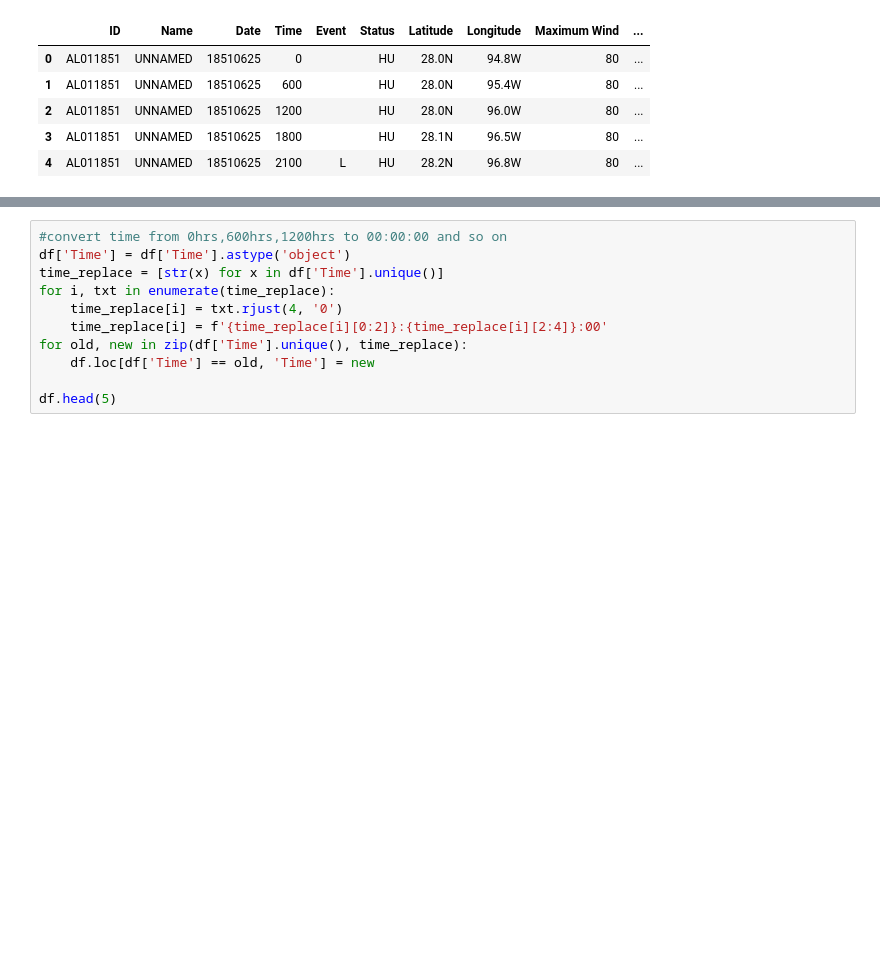
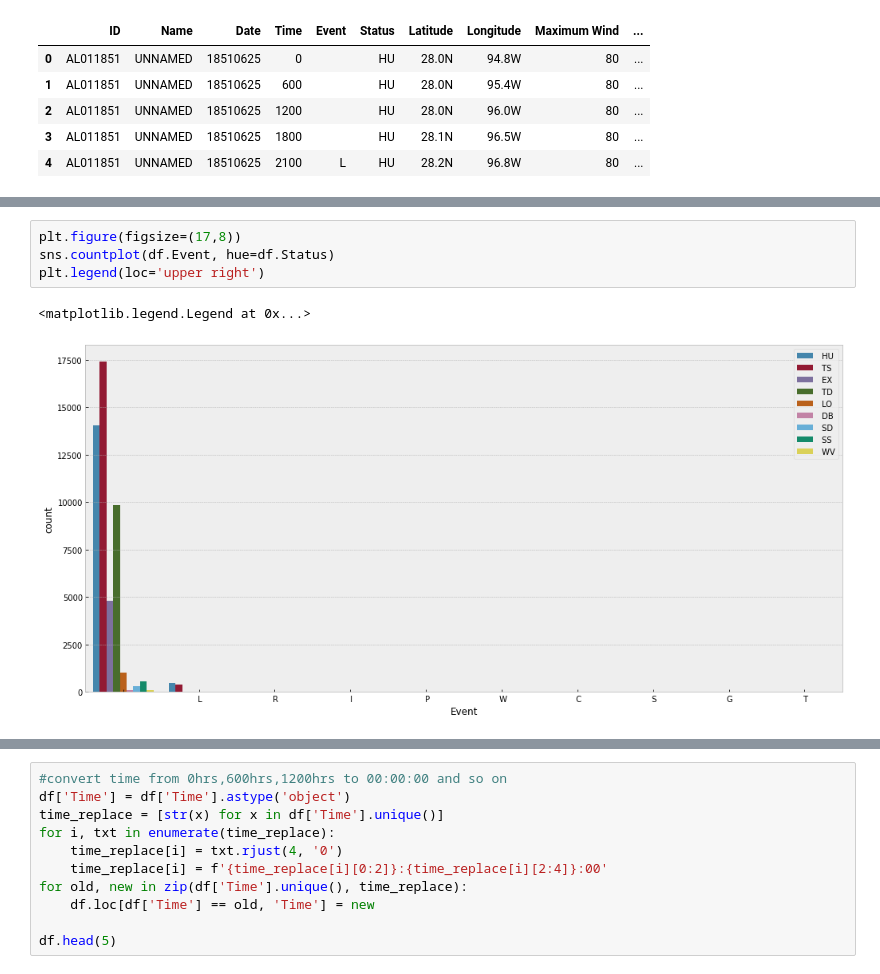
Before and after one commit to manishmawatwal/DataScience, a Jupyter notebook: Predicting_trajectories_of_atlantic_hurricanes.ipynb, the cells around one changed output, grey strips where cells are left out. Saved outputs shown, nothing was run; the diff lists cells and outputs as text; blank space fills up the shorter version.

```diff
--- a/Predicting_trajectories_of_atlantic_hurricanes.ipynb
+++ b/Predicting_trajectories_of_atlantic_hurricanes.ipynb
@@ -50,0 +92,7 @@ df.head(5)
+# %%
+plt.figure(figsize=(17,8))
+sns.countplot(df.Event, hue=df.Status)
+plt.legend(loc='upper right')
+# %% [output]
+<matplotlib.legend.Legend at 0x...>
+[figure, added]
```
Also changed, not shown: parts of 9 cells of this notebook.
